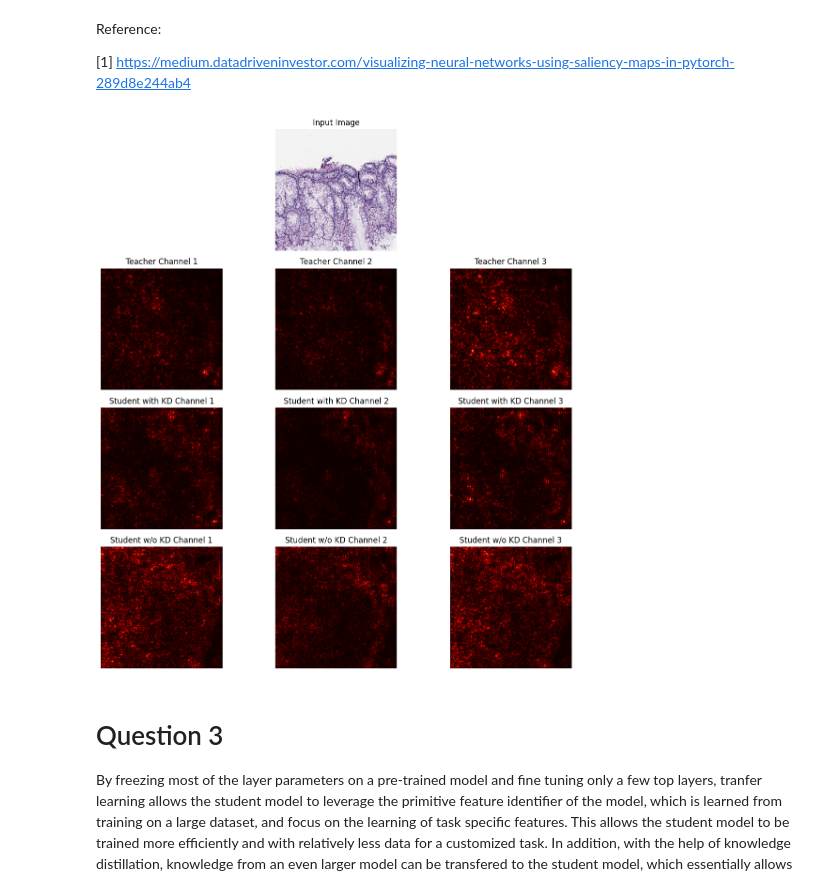
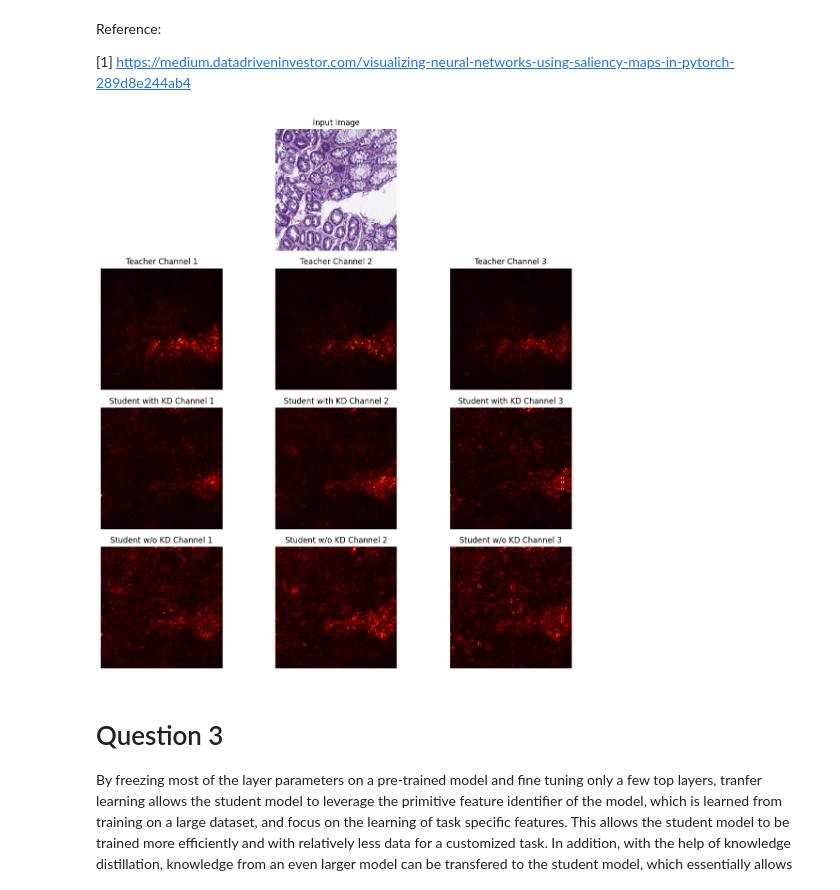
Before and after one commit to sunhuanhuan920/ECE1512_2023F_ProjectRepo_Zhenhuan_Sun, a Jupyter notebook: Project A/Task_2.ipynb, the cells around one changed output. Cells and saved outputs as stored; diff of their text form; code cells hidden in the pictures.

```diff
--- a/Project A/Task_2.ipynb
+++ b/Project A/Task_2.ipynb
@@ -480,4 +484,4 @@ student_KD = Student(device)
 # %%
-# alpha=0.2 and temperature=16 are the sweet spot I find after tuning
-train_model_KD(teacher, student_KD, alpha=0.2, temperature=16, save_path='distilled_student_model_parameters.pth')
+# alpha=0.4 and temperature=2 are the sweet spot I find after tuning
+train_model_KD(teacher, student_KD, alpha=0.4, temperature=2, save_path='distilled_student_model_parameters.pth')
 # %% [output]
@@ -1134,8 +1143,8 @@ def compute_saliency(model_wrapper, input_image):
 test_list = list(test_dataloader)
 random_index = np.random.randint(0, len(test_list))
 # sample_images, _ = test_list[random_index]
-sample_images, _ = test_list[1]
-# sample_images, _ = test_list[13]
+# sample_images, _ = test_list[1]
+sample_images, _ = test_list[13]
 sample_image = sample_images[0].unsqueeze(0)  # Take the first image from the batch
 
 # Compute saliency for each model
@@ -1149,7 +1158,8 @@ gs = gridspec.GridSpec(4, 4)
 
 # Input Image
 ax0 = plt.subplot(gs[0, 1:2])
-ax0.imshow(image)
+sample_image_np = sample_image.squeeze(0).permute(1, 2, 0).numpy()
+ax0.imshow(sample_image_np)
 ax0.set_title('Input Image')
 ax0.axis('off')
 
@@ -1185,34 +1195,35 @@ ax5.imshow(saliency_student_KD[1], cmap=cmap)
 ax5.set_title('Student with KD Channel 2')
 ax5.axis('off')
 
 # Student with KD Saliency Map - Channel 3
 ax6 = plt.subplot(gs[2, 2])
 ax6.imshow(saliency_student_KD[2], cmap=cmap)
 ax6.set_title('Student with KD Channel 3')
 ax6.axis('off')
 
 # Student without KD Saliency Map - Channel 1
 ax7 = plt.subplot(gs[3, 0])
 ax7.imshow(saliency_student_scratch[0], cmap=cmap)
 ax7.set_title('Student w/o KD Channel 1')
 ax7.axis('off')
 
 # Student without KD Saliency Map - Channel 2
 ax8 = plt.subplot(gs[3, 1])
 ax8.imshow(saliency_student_scratch[1], cmap=cmap)
 ax8.set_title('Student w/o KD Channel 2')
 ax8.axis('off')
 
 # Student without KD Saliency Map - Channel 3
 ax9 = plt.subplot(gs[3, 2])
 ax9.imshow(saliency_student_scratch[2], cmap=cmap)
 ax9.set_title('Student w/o KD Channel 3')
 ax9.axis('off')
 
 plt.tight_layout()
+plt.savefig('/content/drive/MyDrive/Colab Notebooks/ECE1512/Project A/Figures/T2Q13.png', dpi=300, bbox_inches='tight')
 plt.show()
 # %% [output]
-[figure, old version]
+[figure, new version]
 # %% [markdown]
 # Question 3
 
```
Also changed, not shown: parts of 17 cells of this notebook.
